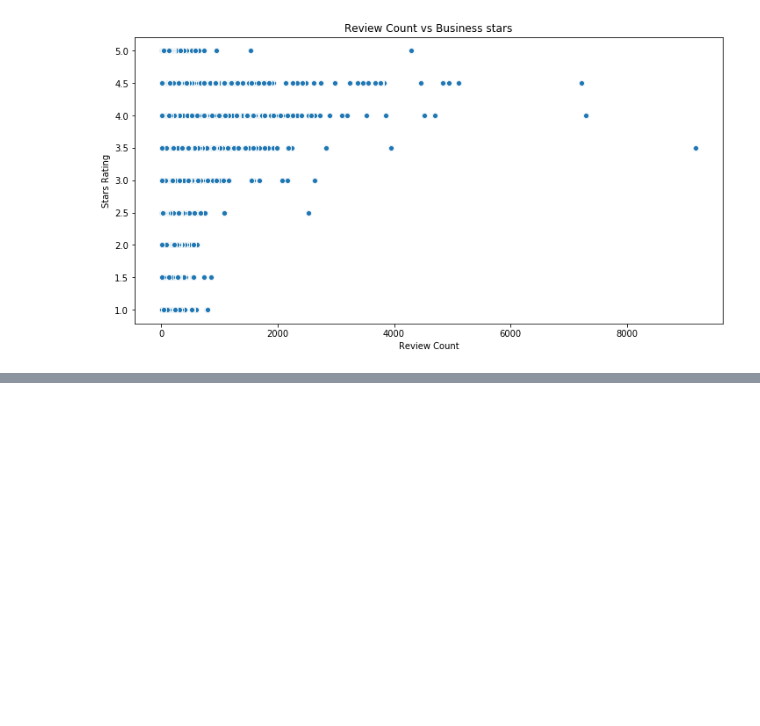
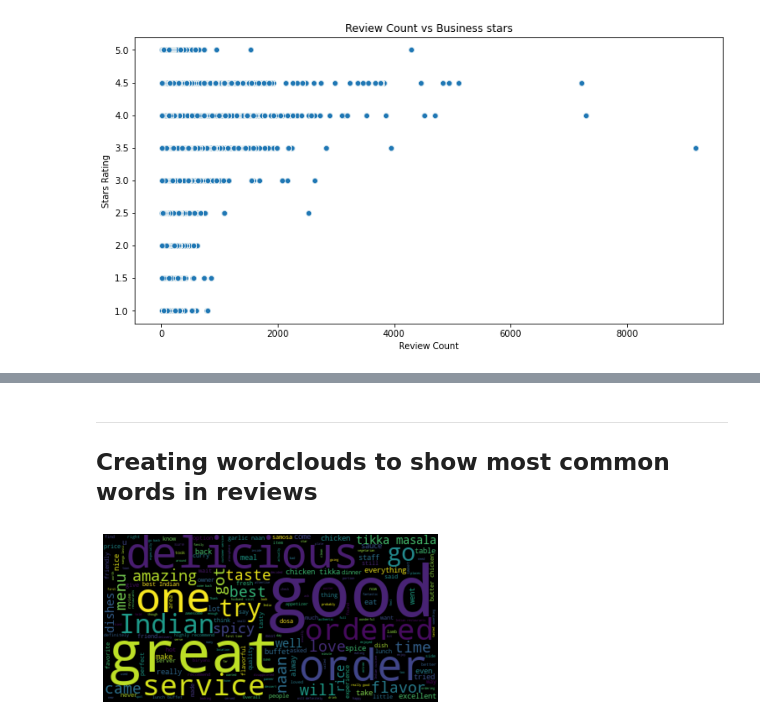
Before and after one commit to mohsen-qureshi/Capstone-Project, a Jupyter notebook: Text Analysis.ipynb, the cells around one changed output, grey strips where cells are left out. Drawn from its saved outputs; the diff is of its cells as text; code cells hidden in the pictures; blank space fills up the shorter version.

```diff
--- a/Text Analysis.ipynb
+++ b/Text Analysis.ipynb
@@ -152,0 +200,24 @@ plt.show()
+# %% [markdown]
+---
+## Creating wordclouds to show most common words in reviews
+# %%
+# Here I am creating a general wordcloud from ALL reviews.
+
+
+# Creating a stopwords list:
+stopwords = set(STOPWORDS)
+
+# I want to exlude some very commonly used words such as below.
+stopwords.update(["food", "restaurant", "place"])
+textt = " ".join(review for review in indresto2.text)
+wordcloud = WordCloud(stopwords = stopwords).generate(textt)
+
+plt.imshow(wordcloud, interpolation='bilinear')
+plt.axis("off")
+plt.savefig('wordcloud11.png')
+plt.show()
+
+
+# You'll see that the most common words are great, service, good, order, delicious.
+# %% [output]
+[figure, added]
```
Also changed, not shown: parts of 57 cells of this notebook.
